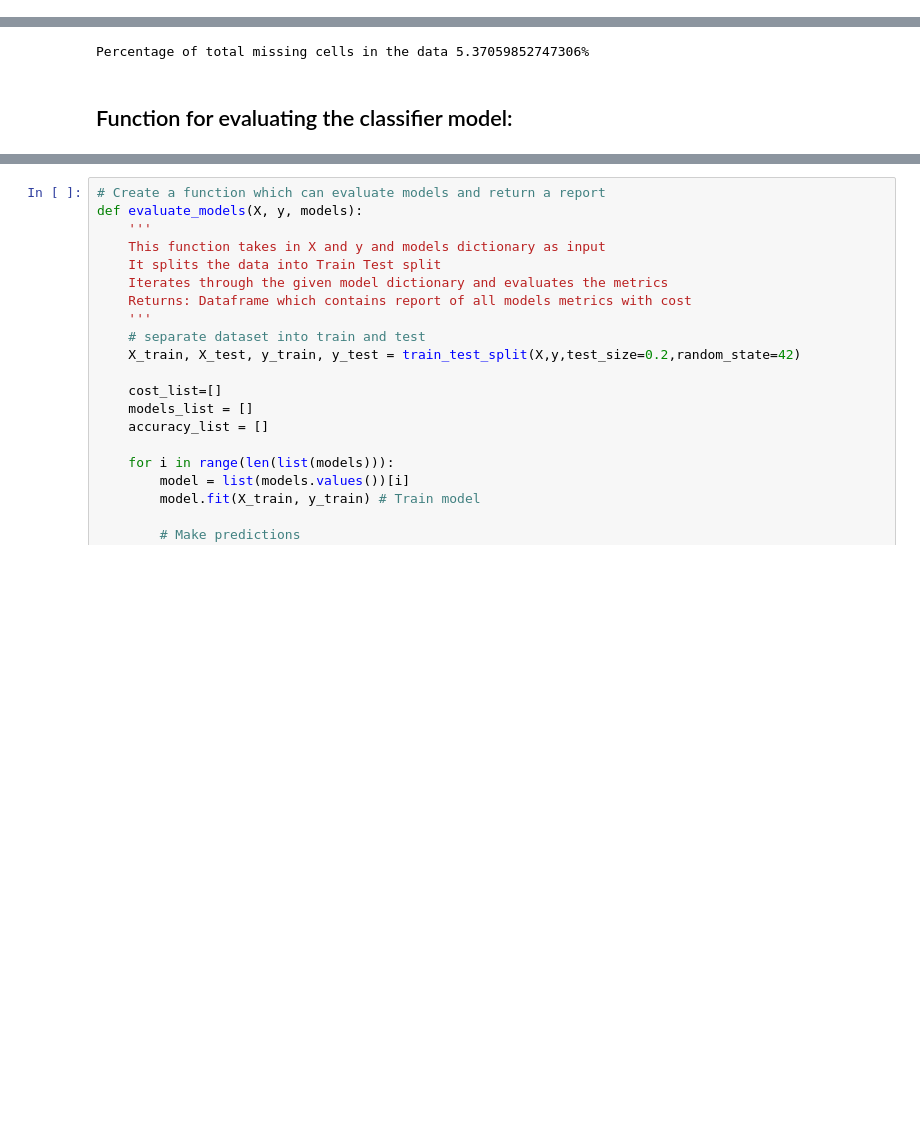
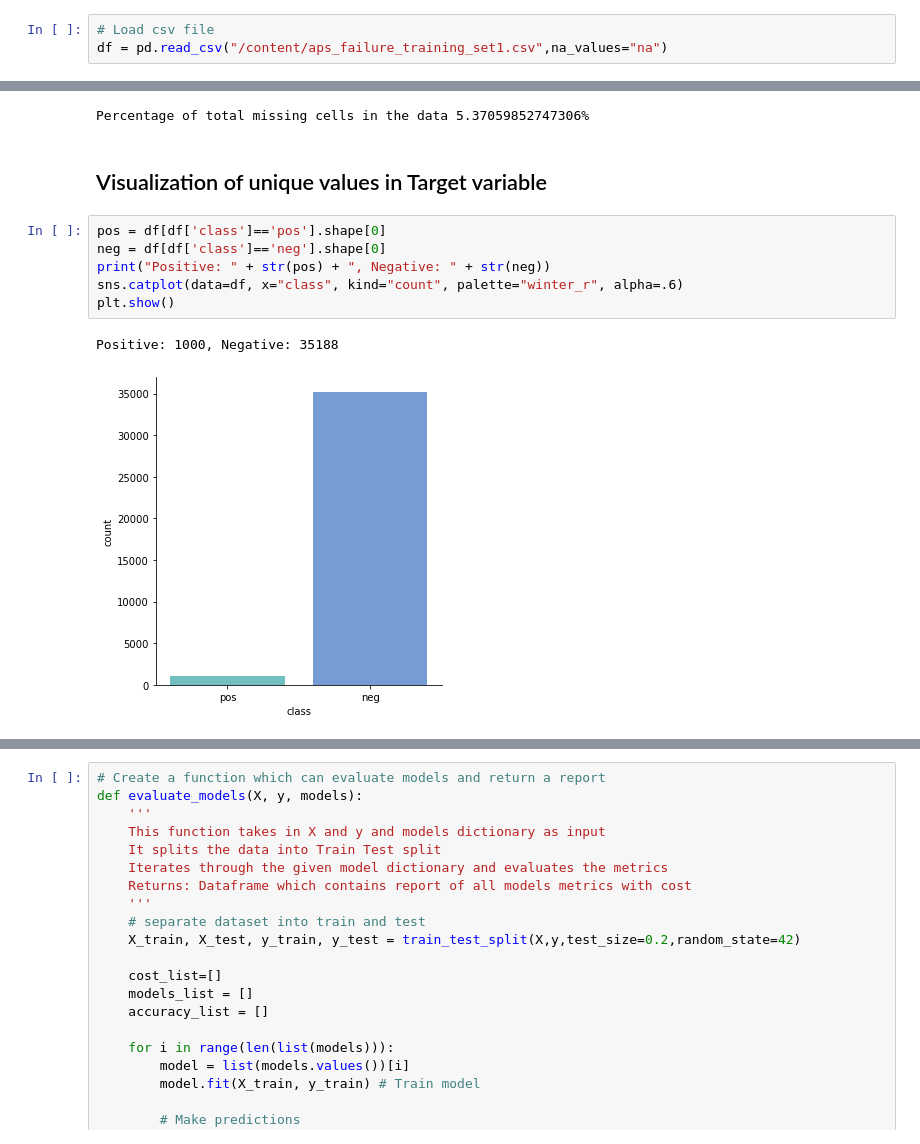
Before and after one commit to 001DEEPANSHU/APS-Fault-Detection, a Jupyter notebook: notebooks/initial_EDA.ipynb, the cells around one changed output, grey strips where cells are left out. Drawn from its saved outputs; the diff is of its cells as text; blank space fills up the shorter version.

```diff
--- a/notebooks/initial_EDA.ipynb
+++ b/notebooks/initial_EDA.ipynb
@@ -71,0 +73,3 @@ Length: 171, dtype: object
+# %%
+# Load csv file
+df = pd.read_csv("/content/aps_failure_training_set1.csv",na_values="na")
@@ -205,5 +146,14 @@ total_missing = missing_values_count.sum()
 print(f"Percentage of total missing cells in the data {(total_missing/total_cells) * 100}%")
 # %% [output]
 Percentage of total missing cells in the data 5.37059852747306%
-# %% [markdown]
-## Function for evaluating the classifier model:
+# %% [markdown]
+## Visualization of unique values in Target variable
+# %%
+pos = df[df['class']=='pos'].shape[0]
+neg = df[df['class']=='neg'].shape[0]
+print("Positive: " + str(pos) + ", Negative: " + str(neg))
+sns.catplot(data=df, x="class", kind="count", palette="winter_r", alpha=.6)
+plt.show()
+# %% [output]
+Positive: 1000, Negative: 35188
+[figure, added]
```
Also changed, not shown: parts of 137 cells of this notebook.
